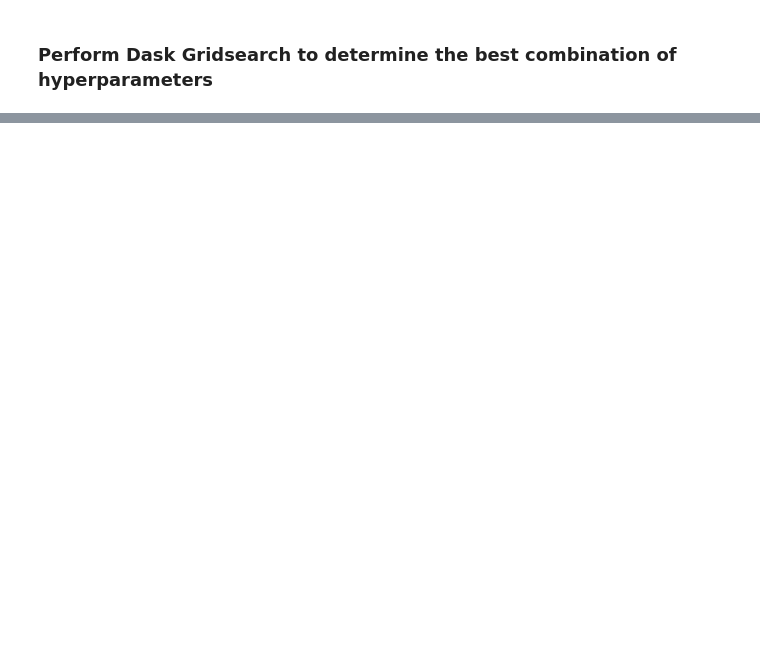
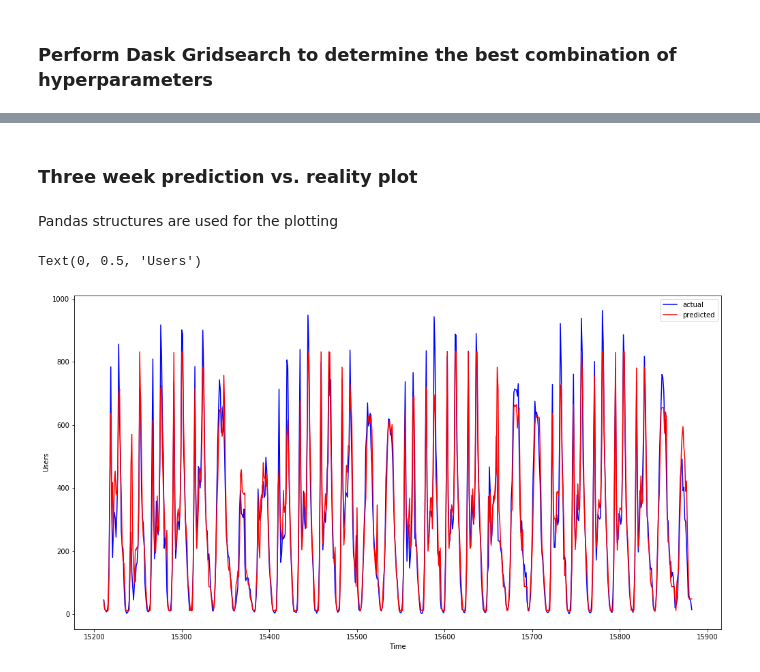
Before and after one commit to f-loguercio/bikesharing_pred_dask, a Jupyter notebook: bikesharing_pred_dask.ipynb, the cells around one changed output, grey strips where cells are left out. Saved outputs shown, nothing was run; the diff lists cells and outputs as text; code cells hidden in the pictures; blank space fills up the shorter version.

Commit message:
Added final graphs, cleaned up some code and fixed some preprocessing

```diff
--- a/bikesharing_pred_dask.ipynb
+++ b/bikesharing_pred_dask.ipynb
@@ -244,8 +238,0 @@ Here we extract the day from the date variable
-# %%
-def extract_day(df):
-    df['day'] = df['dteday'].dt.day
-    df = hp.convert_to_category(df, ['day'])
-    return df
-
-data = extract_day(data)
-data.head()
@@ -265,6 +255,10 @@ data = hp.drop_columns(data, ['workingday', 'atemp'])
 # %%
-models = [
-    RandomForestRegressor(n_estimators = ESTIMATORS, random_state = SEED),
-    GradientBoostingRegressor(n_estimators = ESTIMATORS, random_state = SEED),
-    AdaBoostRegressor(random_state = SEED)
-]
+RF = RandomForestRegressor(n_estimators = ESTIMATORS, random_state = SEED)
+GBT = GradientBoostingRegressor(n_estimators = ESTIMATORS, random_state = SEED)
+ADA = AdaBoostRegressor(random_state = SEED)
+
+categoricals = ['season', 'yr', 'mnth', 'weathersit']
+numericals = ['temp', 'hum', 'windspeed', 'registered_1', 'registered_24']
+
+ColumnTrans = ColumnTransformer([('onehot', OneHotEncoder(), categoricals),
+                               ('robustscale', RobustScaler(), numericals)])
@@ -335,9 +314,9 @@ The random forest clearly outperforms the other estimators. I will therefore pro
 ### Perform Dask Gridsearch to determine the best combination of hyperparameters
 # %%
 grid = {
-    'randomforestregressor__criterion': ['mse'],
-    'randomforestregressor__max_depth': [5, 10, 30],
-    'randomforestregressor__min_samples_leaf': [2, 4, 10],
-    'randomforestregressor__min_samples_split': [5, 10],
-    'randomforestregressor__max_leaf_nodes': [20, 50, 100],
+    'criterion': ['mse'],
+    'max_depth': [5, 10, 30],
+    'min_samples_leaf': [2, 4, 10],
+    'min_samples_split': [5, 10],
+    'max_leaf_nodes': [20, 50, 100],
 }
@@ -352,5 +323,5 @@ pipe = make_pipeline(
 # %%
-GridSearch = DaskGridSearchCV(estimator = pipe, param_grid = grid)
+GridSearch = DaskGridSearchCV(estimator = RF, param_grid = grid)
 GridSearch.fit(X_train_grid, y_train_grid)
 
 GridSearch.best_params_
@@ -378,0 +344,17 @@ score
+# %% [markdown]
+### Three week prediction vs. reality plot
+# %% [markdown]
+Pandas structures are used for the plotting
+# %%
+y_plotting = y.compute()
+y_pred_plotting = pd.Series(y_pred, index = y_plotting.index)
+
+plt.figure(figsize=(17, 9))
+ax = sns.lineplot(data = y_plotting[0:672], color='blue', label = 'actual')
+ax = sns.lineplot(data = y_pred_plotting[0:672], color='red', label = 'predicted')
+
+plt.xlabel('Time')
+plt.ylabel('Users')
+# %% [output]
+Text(0, 0.5, 'Users')
+[figure, added]
```
Also changed, not shown: parts of 40 cells of this notebook, 1 other file.
